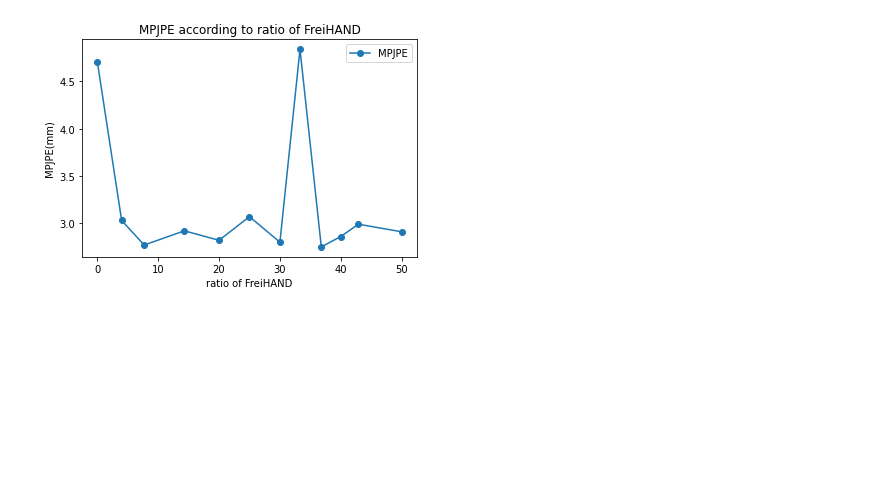
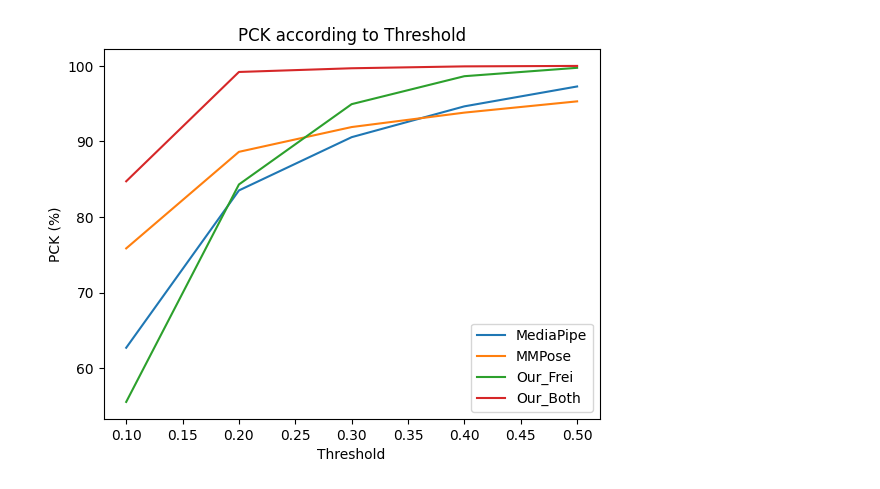
Before and after one commit to leejeongho3214/Synthetic-Hand-Dataset-Including-a-Forearm, a Jupyter notebook: visualize.ipynb, the cells around one changed output. Drawn from its saved outputs; the diff is of its cells as text; code cells hidden in the pictures; blank space fills up the shorter version.

```diff
--- a/visualize.ipynb
+++ b/visualize.ipynb
@@ -1,13 +1,19 @@
-# %%
-from matplotlib import pyplot as plt
-from pylab import legend
-ratio_of_FreiHAND = [0,4,7.7,14.3,20,25,30,33.3,36.8,40,42.9,50]
-MPJPE = [4.71,3.03,2.77,2.92,2.82,3.07,2.80,4.84,2.75,2.86,2.99,2.91]
-plt.plot(ratio_of_FreiHAND, MPJPE, marker = 'o')
-plt.xlabel('ratio of FreiHAND')
-plt.ylabel('MPJPE(mm)')
-plt.title('MPJPE according to ratio of FreiHAND')
-legend(['MPJPE'], loc='best')
-plt.show()
-# %% [output]
-[figure, removed]
+# %%
+from matplotlib import pyplot as plt
+from pylab import legend
+MediaPipe = [62.7, 83.52, 90.57, 94.65, 97.28]
+MMPose = [75.85, 88.63, 91.91, 93.82, 95.31]
+Our_Frei = [55.53, 84.31, 94.94, 98.64, 99.75]
+Our_Both = [84.73, 99.2, 99.69, 99.94, 100]
+PCK = [0.1,0.2,0.3,0.4,0.5]
+plt.plot(PCK,MediaPipe )
+plt.plot(PCK,MMPose )
+plt.plot(PCK,Our_Frei )
+plt.plot(PCK,Our_Both )
+plt.xlabel('Threshold')
+plt.ylabel('PCK (%)')
+plt.title('PCK according to Threshold')
+legend(['MediaPipe','MMPose','Our_Frei','Our_Both'], loc='best')
+plt.show()
+# %% [output]
+[figure, added]
```
Also changed, not shown: 2 other files.
